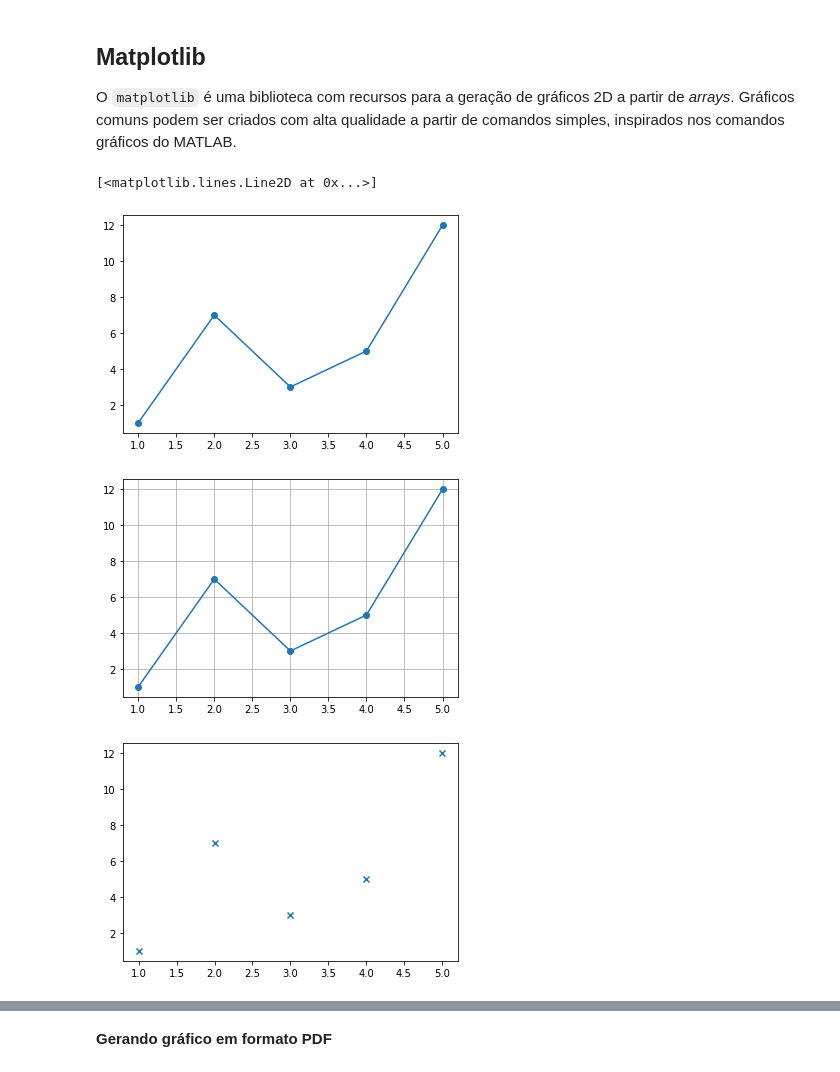
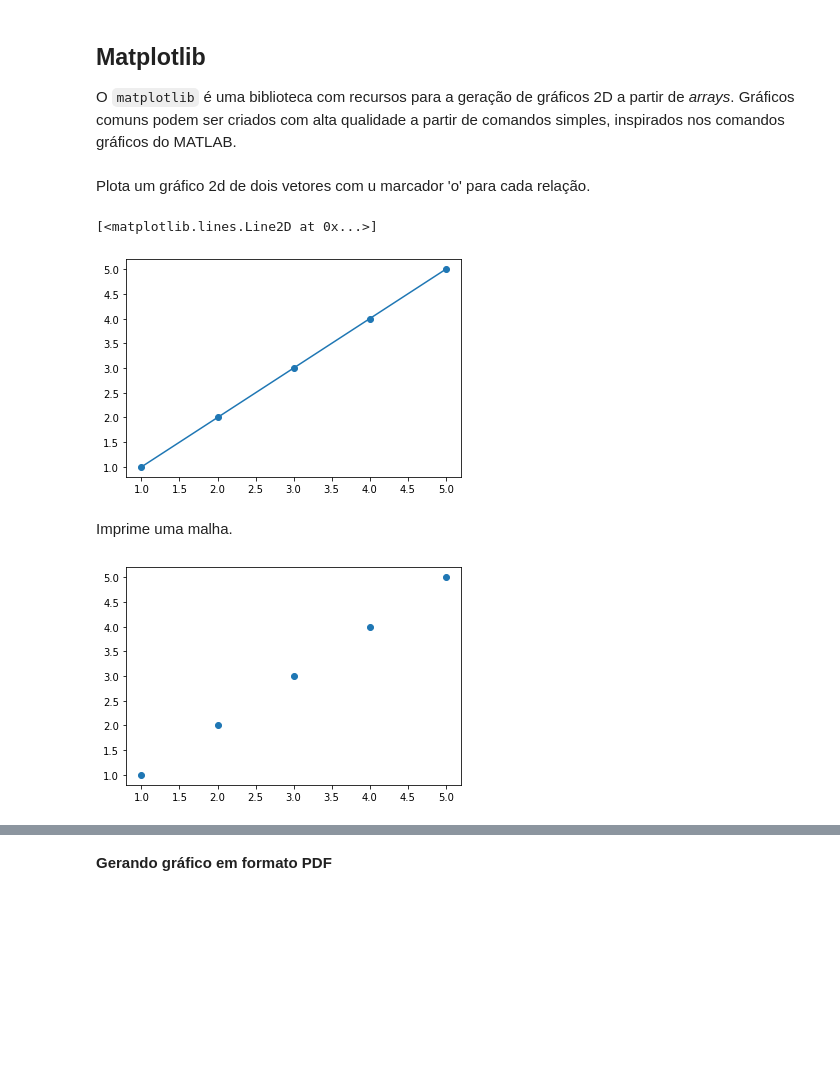
Before and after one commit to JoseBatista2010/ML2023-Jose-Batista, a Jupyter notebook: 2019/01-Pre-processamento_Limpeza_Analise_de_Dados/2 - Ferramentas Python para manipulação e visualização de dados (Numpy, Matplotlib e Pandas).ipynb, the cells around one changed output, grey strips where cells are left out. Drawn from its saved outputs; the diff is of its cells as text; code cells hidden in the pictures; blank space fills up the shorter version.

```diff
--- a/2019/01-Pre-processamento_Limpeza_Analise_de_Dados/2 - Ferramentas Python para manipulação e visualização de dados (Numpy, Matplotlib e Pandas).ipynb
+++ b/2019/01-Pre-processamento_Limpeza_Analise_de_Dados/2 - Ferramentas Python para manipulação e visualização de dados (Numpy, Matplotlib e Pandas).ipynb
@@ -228,20 +239,21 @@ print(bmi)
 O `matplotlib` é uma biblioteca com recursos para a geração de gráficos 2D a partir de *arrays*. Gráficos comuns podem ser criados com alta qualidade a partir de comandos simples, inspirados nos comandos gráficos do MATLAB.
 # %%
 import matplotlib.pyplot as plt
+# %% [markdown]
+Plota um gráfico 2d de dois vetores com u marcador 'o' para cada relação.
 # %%
-y = [1, 7, 3, 5, 12]
+y = [1, 2, 3, 4, 5]
 x = [1, 2, 3, 4, 5]
-plt.plot(x, y, marker='o')
 # %% [output]
 [<matplotlib.lines.Line2D at 0x...>]
-[figure, old version]
+[figure, new version]
+# %% [markdown]
+Imprime uma malha.
 # %%
 plt.plot(x, y, marker='o')
 plt.grid()
-# %% [output]
-[figure, removed]
 # %%
-plt.scatter(x, y, marker='x');
+plt.scatter(x, y, marker='o');
 # %% [output]
-[figure, old version]
+[figure, new version]
 # %%
```
Also changed, not shown: parts of 29 cells of this notebook.
